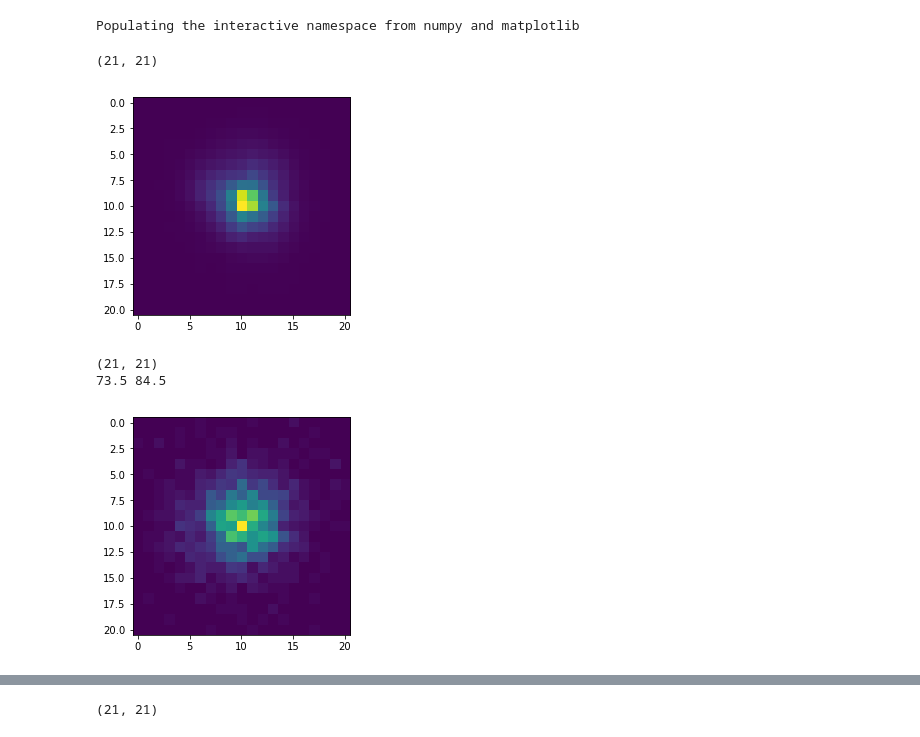
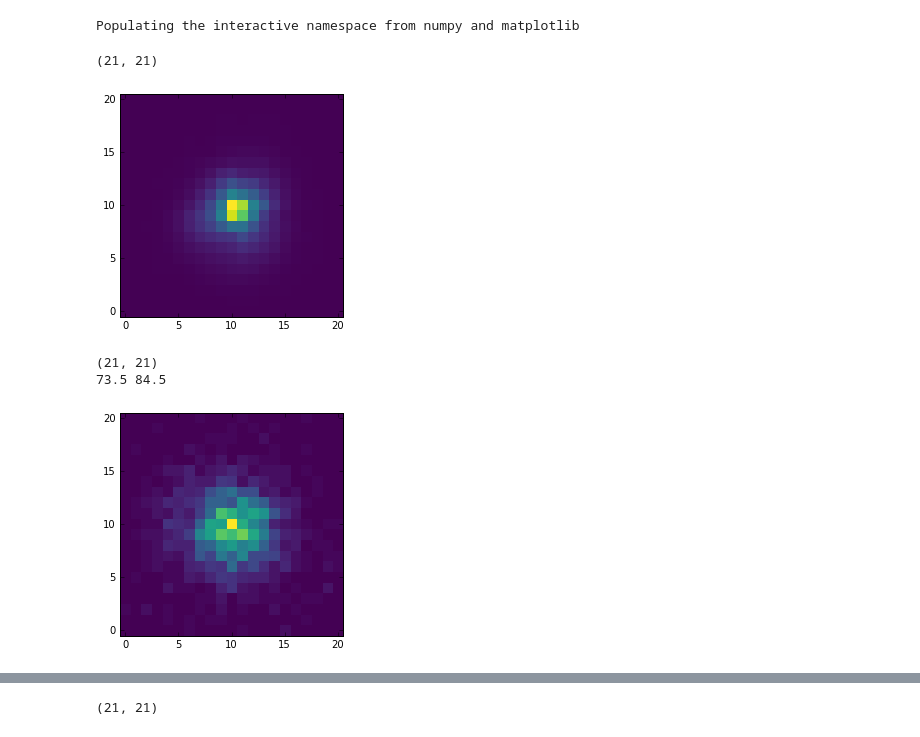
Before and after one commit to juramaga/sherpa_fitting, a Jupyter notebook: test_convolution_PG1634+706.ipynb, the cells around one changed output, grey strips where cells are left out. Saved outputs shown, nothing was run; the diff lists cells and outputs as text; code cells hidden in the pictures.

```diff
--- a/test_convolution_PG1634+706.ipynb
+++ b/test_convolution_PG1634+706.ipynb
@@ -21,18 +33,20 @@ Populating the interactive namespace from numpy and matplotlib
 # %%
-hdul = fits.open('/data/L3/rafael/dataplay/threads/sherpa/2dpsf/psf_f1_norm_0.25pix.fits')
+hdul = fits.open('/Users/jmartine/science/chandra/simulated_data/psf_f1_norm_0.25pix.fits')
 psf_data = hdul[0].data[118:139,117:138]
-plt.imshow(psf_data)
+plt.imshow(psf_data,origin='lower', cmap='viridis',
+           interpolation='nearest')
 print (np.shape(psf_data))
 # %% [output]
 (21, 21)
-[figure, old version]
+[figure, new version]
 # %%
-hdul = fits.open('/data/L3/rafael/dataplay/threads/sherpa/2dpsf/center_box_0.25pix.fits')
+hdul = fits.open('/Users/jmartine/science/chandra/simulated_data/center_box_0.25pix.fits')
 img_data = hdul[0].data[66:87,78:99]
-plt.imshow(img_data)
+plt.imshow(img_data,origin='lower', cmap='viridis',
+           interpolation='nearest')
 print (np.shape(img_data))
 print(147./2,169./2)
 # %% [output]
 (21, 21)
 73.5 84.5
-[figure, old version]
+[figure, new version]
```
Also changed, not shown: parts of 11 cells of this notebook.
